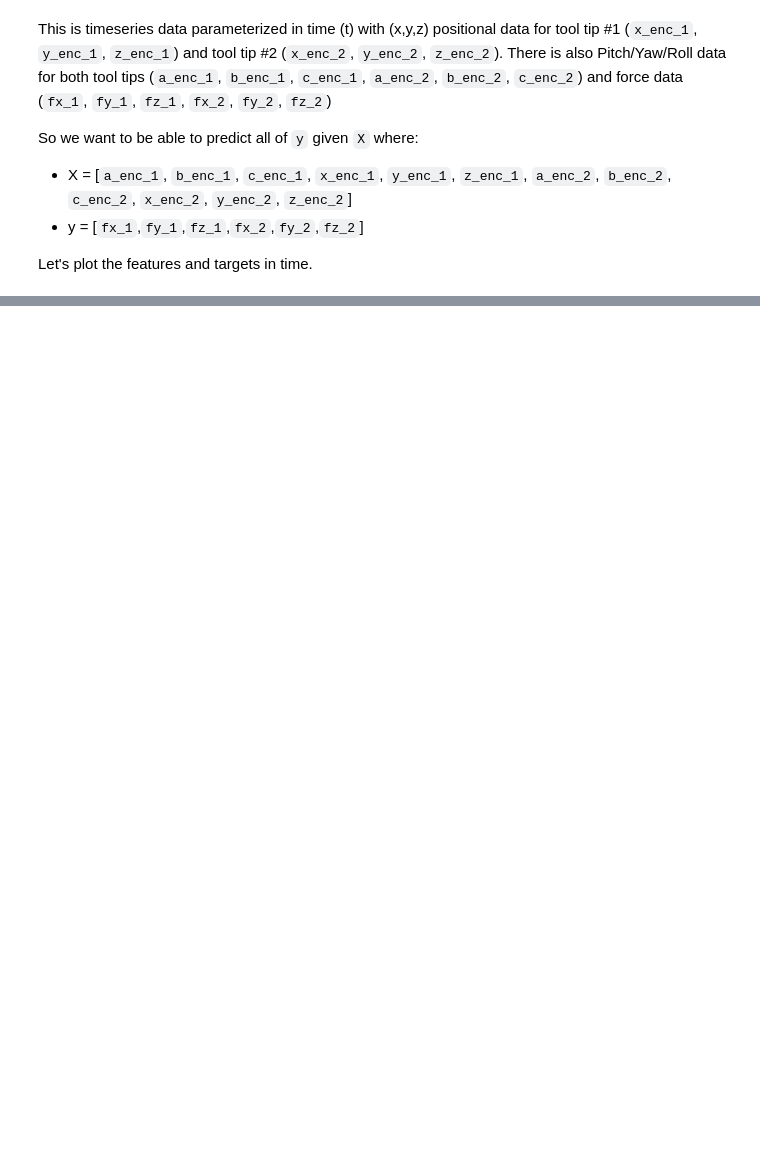
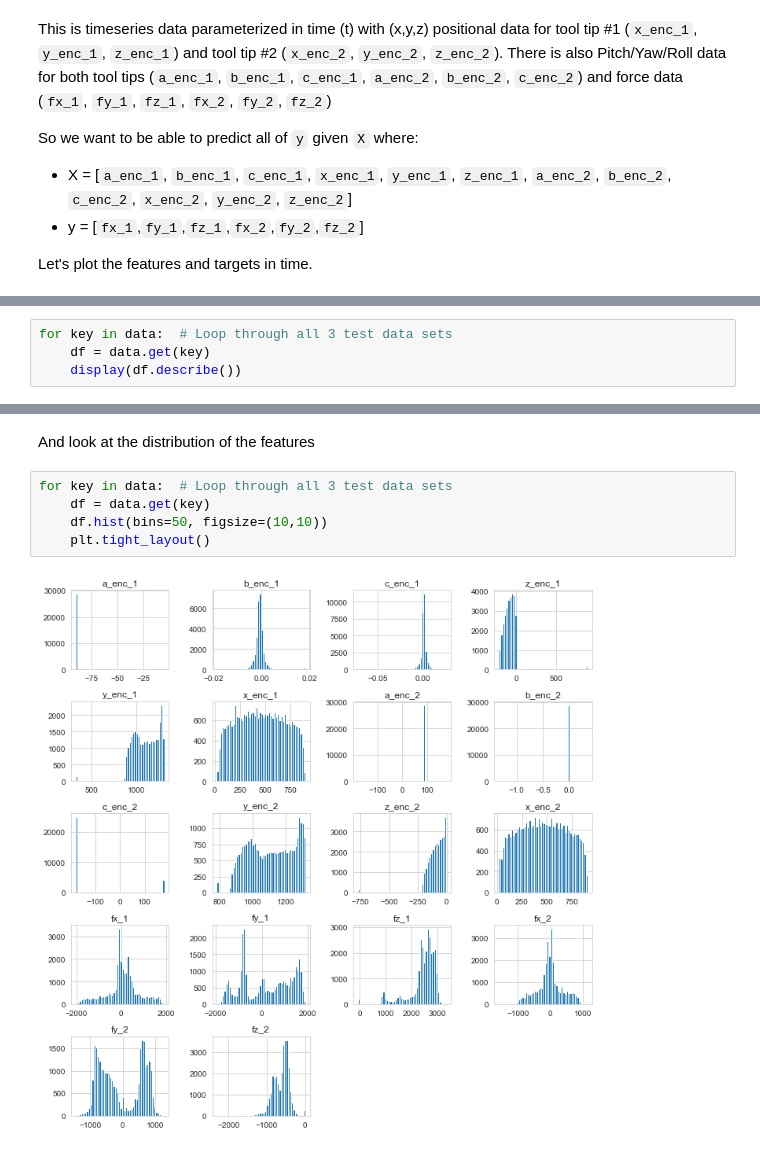
Before and after one commit to taylorFaucett/machine_learning_soln, a Jupyter notebook: solution.ipynb, the cells around one changed output, grey strips where cells are left out. Drawn from its saved outputs; the diff is of its cells as text; blank space fills up the shorter version.

```diff
--- a/solution.ipynb
+++ b/solution.ipynb
@@ -114,0 +148,4 @@ for tn in range(1,3): # Loop through both tools with tool_number (tn) 1 and 2
+# %%
+for key in data:  # Loop through all 3 test data sets
+    df = data.get(key)
+    display(df.describe())
@@ -114,0 +180,9 @@ for tn in range(1,3): # Loop through both tools with tool_number (tn) 1 and 2
+# %% [markdown]
+And look at the distribution of the features
+# %%
+for key in data:  # Loop through all 3 test data sets
+    df = data.get(key)
+    df.hist(bins=50, figsize=(10,10))
+    plt.tight_layout()
+# %% [output]
+[figure, added]
```
Also changed, not shown: parts of 17 cells of this notebook.
